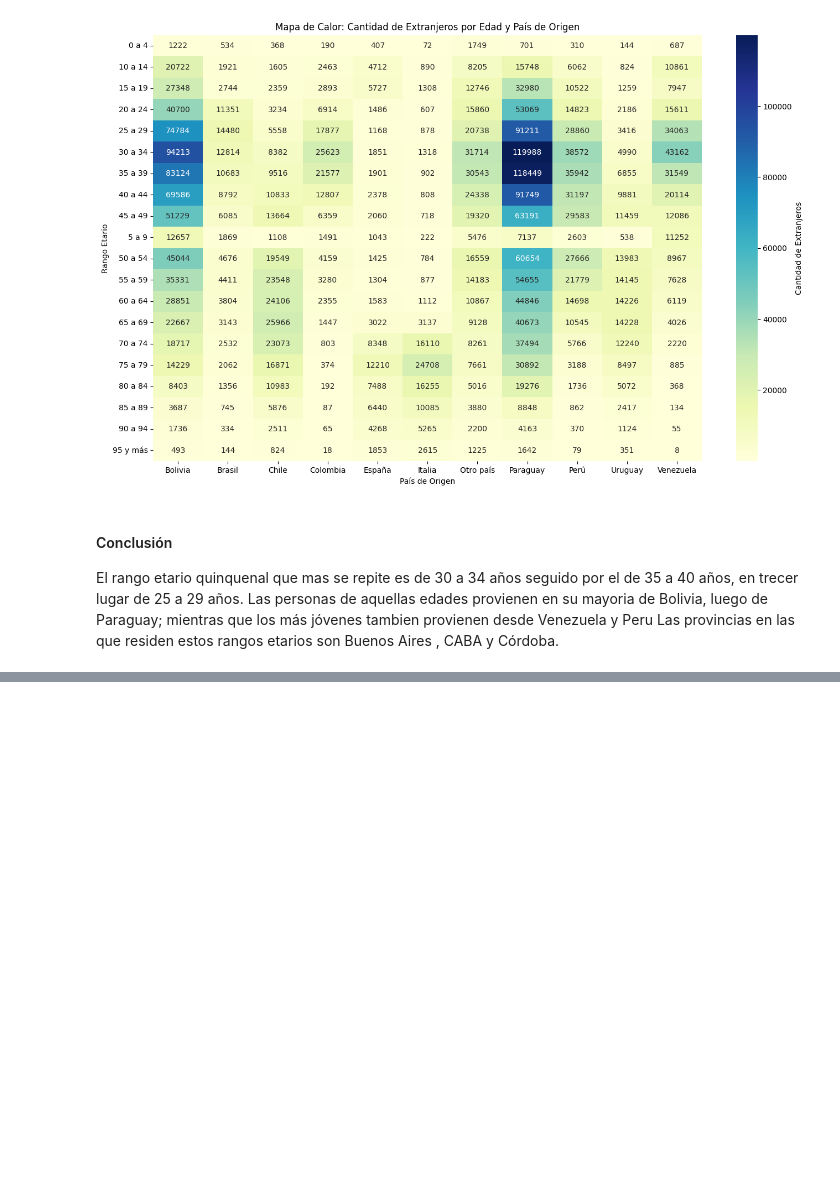
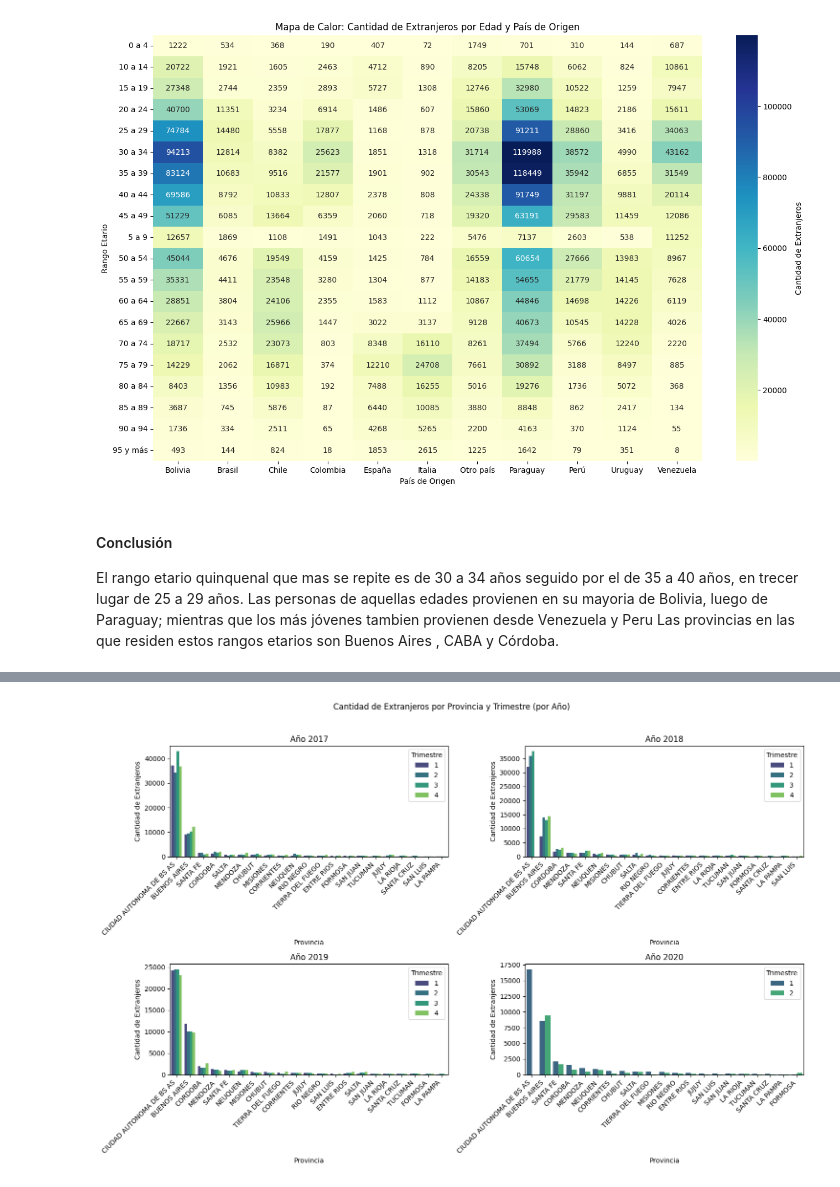
Before and after one commit to DATASCIENTISTSHENRY/PF_DataScience_Migraciones, a Jupyter notebook: EDA_ETL/ETL_EDA_Kpi_Amba.ipynb, the cells around one changed output, grey strips where cells are left out. Saved outputs shown, nothing was run; the diff lists cells and outputs as text; code cells hidden in the pictures; blank space fills up the shorter version.

```diff
--- a/EDA_ETL/ETL_EDA_Kpi_Amba.ipynb
+++ b/EDA_ETL/ETL_EDA_Kpi_Amba.ipynb
@@ -1368,0 +1419,32 @@ Las provincias en las que residen estos rangos etarios son Buenos Aires , CABA y
+# %%
+# Lista de DataFrames
+dataframes = [residencias_totales_2017, residencias_totales_2018, residencias_totales_2019, residencias_totales_2020]
+años = [2017, 2018, 2019, 2020]
+
+# Crear subgráficos
+fig, axs = plt.subplots(nrows=2, ncols=2, figsize=(15, 10))
+fig.suptitle('Cantidad de Extranjeros por Provincia y Trimestre (por Año)')
+
+# Iterar sobre cada DataFrame y trazar en su subgráfico correspondiente
+for i, df in enumerate(dataframes):
+    row = i // 2
+    col = i % 2
+    ax = axs[row, col]
+
+    # Crear un gráfico de barras apiladas
+    sns.barplot(x='provincia', y='total', hue='trimestre', data=df, palette='viridis', ax=ax)
+    ax.set_title(f'Año {años[i]}')
+    ax.set_xlabel('Provincia')
+    ax.set_ylabel('Cantidad de Extranjeros')
+    ax.legend(title='Trimestre', loc='upper right')
+
+    # Rotar etiquetas del eje x para mejorar la legibilidad
+    ax.set_xticklabels(ax.get_xticklabels(), rotation=45, ha='right')
+
+# Ajustar diseño de subgráficos
+plt.tight_layout(rect=[0, 0, 1, 0.96])
+
+# Mostrar la figura
+plt.show()
+# %% [output]
+[figure, added]
```
Also changed, not shown: parts of 4 cells of this notebook.
